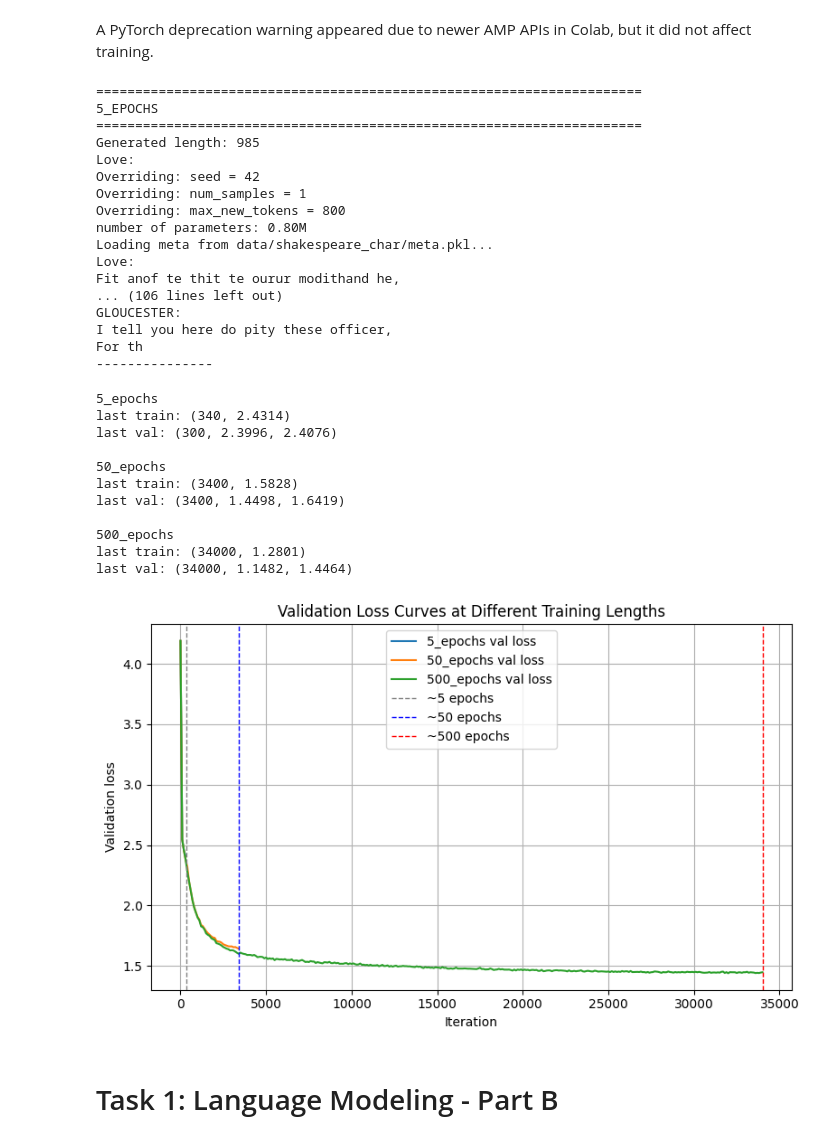
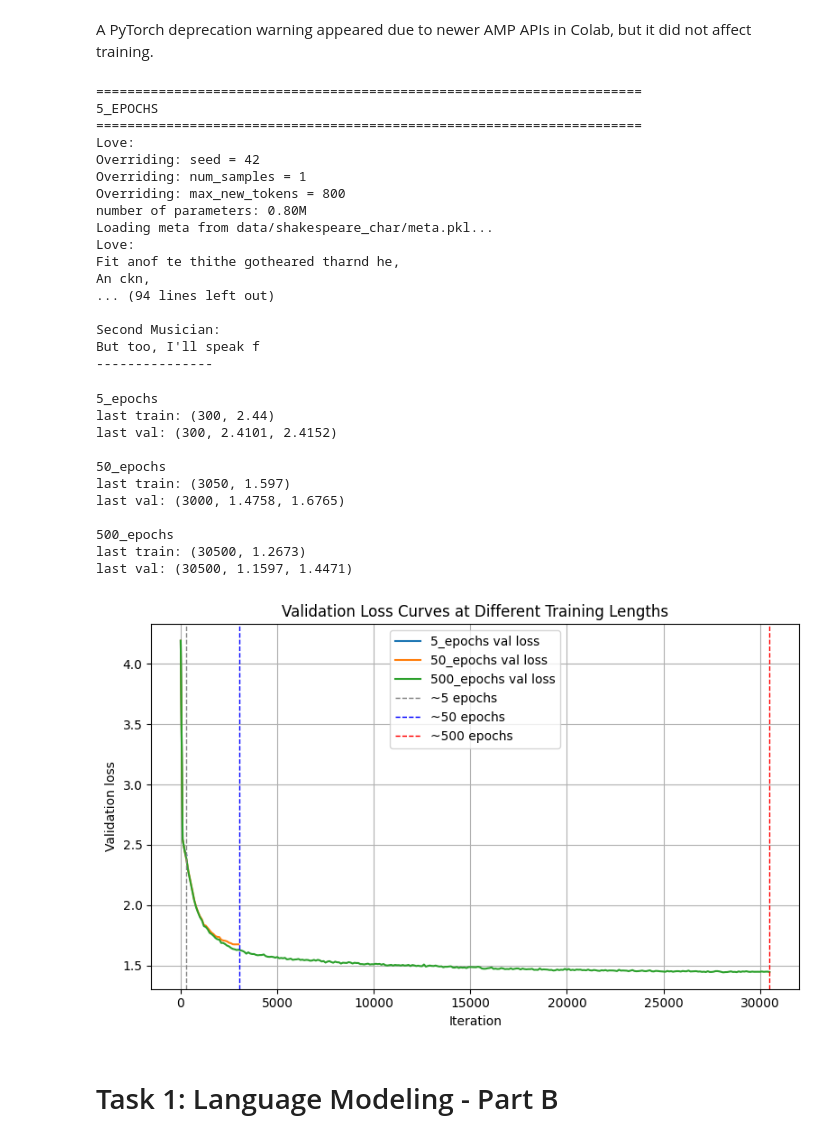
Before and after one commit to YolandaZhao10/CSCI-6170-Project-in-AI-and-ML, a Jupyter notebook: hw4/homework_4.ipynb, the cells around one changed output. Saved outputs shown, nothing was run; the diff lists cells and outputs as text; code cells hidden in the pictures.

```diff
--- a/hw4/homework_4.ipynb
+++ b/hw4/homework_4.ipynb
@@ -54,0 +65,6 @@ torchvision                              0.25.0+cu128
+# %%
+num_train_tokens = 1003854
+batch_size = 64
+block_size = 256
+steps_per_epoch = np.floor(num_train_tokens/(batch_size*block_size)).astype(int)
+print(steps_per_epoch)
@@ -57,9 +75,9 @@ import subprocess
 import textwrap
 
 runs = {
-    "5_epochs": 340,
-    "50_epochs": 3400,
-    "500_epochs": 34000,
+    "5_epochs": steps_per_epoch*5,
+    "50_epochs": steps_per_epoch*50,
+    "500_epochs": steps_per_epoch*500,
 }
 
 base_config = """
@@ -143,6 +161,7 @@ All three runs finished.
 # %% [markdown]
 A PyTorch deprecation warning appeared due to newer AMP APIs in Colab, but it did not affect training.
 # %%
+import subprocess
 sample_outputs = {}
 
 for label in ["5_epochs", "50_epochs", "500_epochs"]:
@@ -175,13 +194,11 @@ for label, text in sample_outputs.items():
     print("\n" + "=" * 70)
     print(label.upper())
     print("=" * 70)
-    print(f"Generated length: {len(text) - len('Love:') if text.startswith('Love:') else len(text)}")
     print(text)
 # %% [output]
 ======================================================================
 5_EPOCHS
 ======================================================================
-Generated length: 985
 Love:
 Overriding: seed = 42
 Overriding: num_samples = 1
@@ -189,11 +206,12 @@ Overriding: max_new_tokens = 800
 number of parameters: 0.80M
 Loading meta from data/shakespeare_char/meta.pkl...
 Love:
-Fit anof te thit te ourur modithand he,
-... (106 lines left out)
-GLOUCESTER:
-I tell you here do pity these officer,
-For th
+Fit anof te thithe gotheared tharnd he,
+An ckn,
+... (94 lines left out)
+
+Second Musician:
+But too, I'll speak f
 ---------------
 # %%
 import re
@@ -230,16 +248,16 @@ for label, result in summary.items():
     print("last val:", result["last_val"])
 # %% [output]
 5_epochs
-last train: (340, 2.4314)
-last val: (300, 2.3996, 2.4076)
+last train: (300, 2.44)
+last val: (300, 2.4101, 2.4152)
 
 50_epochs
-last train: (3400, 1.5828)
-last val: (3400, 1.4498, 1.6419)
+last train: (3050, 1.597)
+last val: (3000, 1.4758, 1.6765)
 
 500_epochs
-last train: (34000, 1.2801)
-last val: (34000, 1.1482, 1.4464)
+last train: (30500, 1.2673)
+last val: (30500, 1.1597, 1.4471)
 # %%
 import matplotlib.pyplot as plt
 import re
@@ -247,37 +265,37 @@ import re
 val_pattern = re.compile(r"step (\d+): train loss ([\d\.]+), val loss ([\d\.]+)")
 
 plt.figure(figsize=(8, 5))
 
 for label in ["5_epochs", "50_epochs", "500_epochs"]:
     log_path = f"logs/train_{label}.log"
     steps = []
     vals = []
 
     with open(log_path, "r") as f:
         for line in f:
             m = val_pattern.search(line)
             if m:
                 steps.append(int(m.group(1)))
                 vals.append(float(m.group(3)))
 
     if steps:
         plt.plot(steps, vals, label=f"{label} val loss")
 
 # vertical lines for epoch checkpoints
-plt.axvline(x=340, color='gray', linestyle='--', linewidth=1, label='~5 epochs')
-plt.axvline(x=3400, color='blue', linestyle='--', linewidth=1, label='~50 epochs')
-plt.axvline(x=34000, color='red', linestyle='--', linewidth=1, label='~500 epochs')
+plt.axvline(x=steps_per_epoch*5, color='gray', linestyle='--', linewidth=1, label='~5 epochs')
+plt.axvline(x=steps_per_epoch*50, color='blue', linestyle='--', linewidth=1, label='~50 epochs')
+plt.axvline(x=steps_per_epoch*500, color='red', linestyle='--', linewidth=1, label='~500 epochs')
 
 plt.xlabel("Iteration")
 plt.ylabel("Validation loss")
 plt.title("Validation Loss Curves at Different Training Lengths")
 plt.legend()
 plt.grid(True)
 plt.tight_layout()
 plt.savefig("loss_curve_three_runs.png", dpi=200)
 plt.show()
 # %% [output]
-[figure, old version]
+[figure, new version]
 # %% [markdown]
 # Task 1: Language Modeling - Part B
 # %%
```
Also changed, not shown: parts of 16 cells of this notebook.
